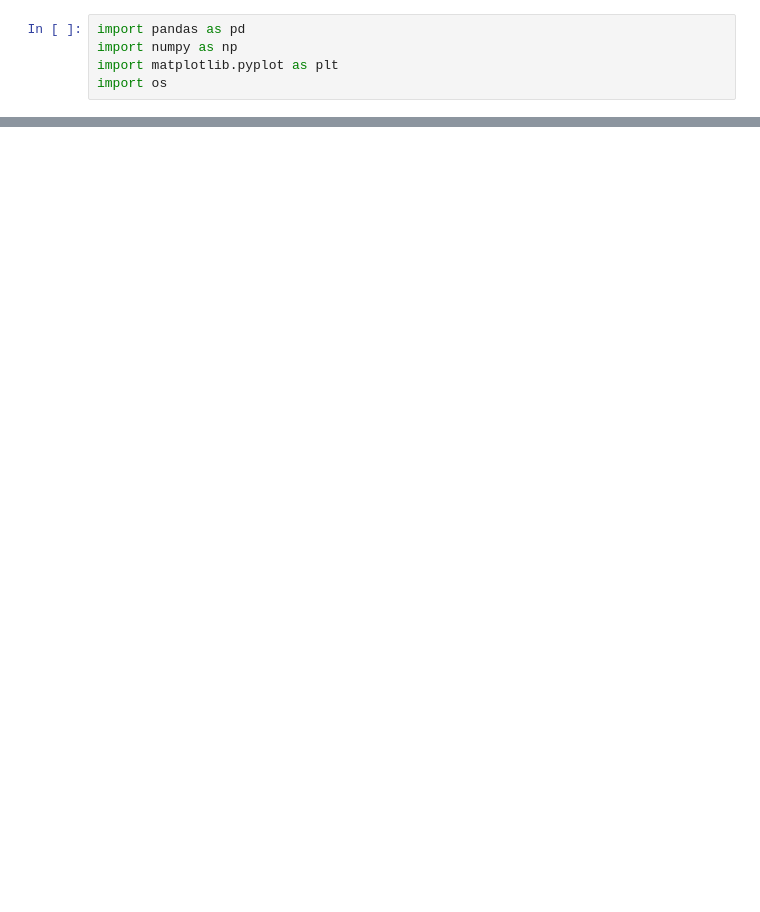
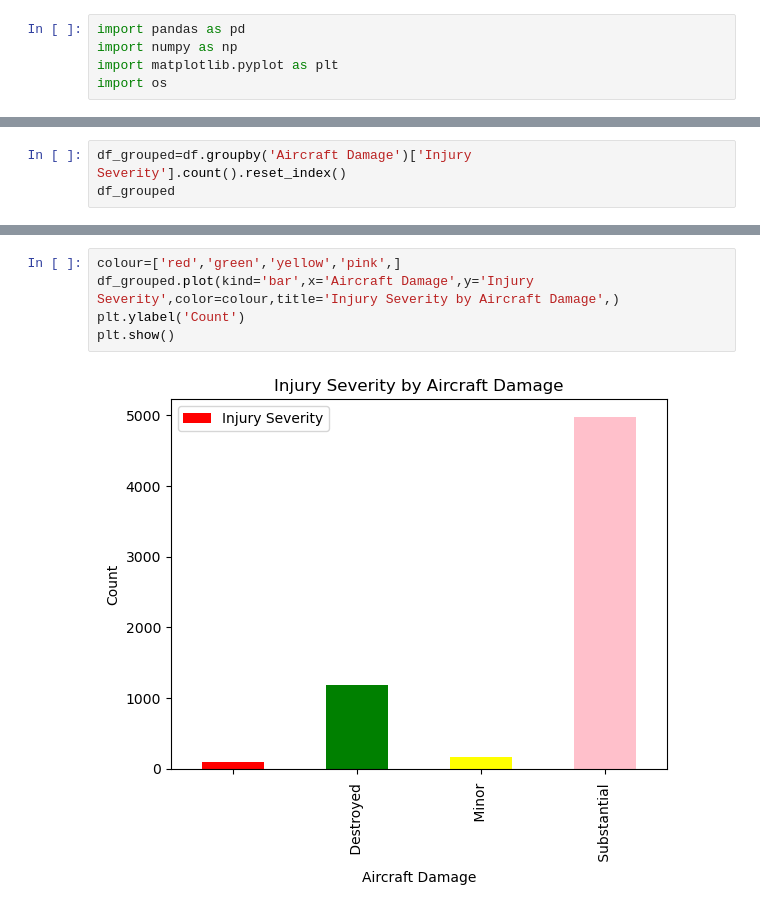
Before and after one commit to johnthiongo071-collab/plane-acquisition-data, a Jupyter notebook: data/plane.ipynb, the cells around one changed output, grey strips where cells are left out. Cells and saved outputs as stored; diff of their text form; blank space fills up the shorter version.

Commit message:
calculate aircraft damage

```diff
--- a/data/plane.ipynb
+++ b/data/plane.ipynb
@@ -59,0 +196,3 @@ plt.ylabel('Number Of Accidents By Model')
+# %%
+df_grouped=df.groupby('Aircraft Damage')['Injury Severity'].count().reset_index()
+df_grouped
@@ -59,0 +205,7 @@ plt.ylabel('Number Of Accidents By Model')
+# %%
+colour=['red','green','yellow','pink',]
+df_grouped.plot(kind='bar',x='Aircraft Damage',y='Injury Severity',color=colour,title='Injury Severity by Aircraft Damage',)
+plt.ylabel('Count')
+plt.show()
+# %% [output]
+[figure, added]
```
Also changed, not shown: parts of 15 cells of this notebook.
